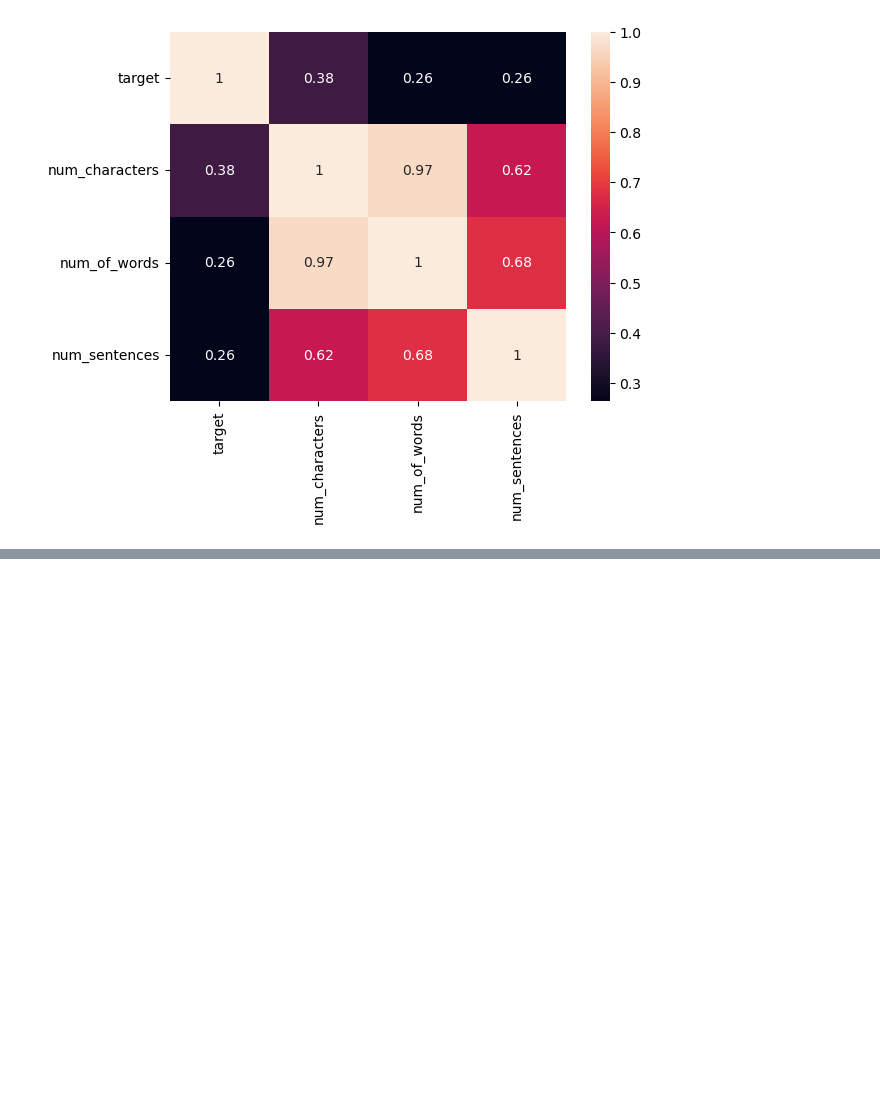
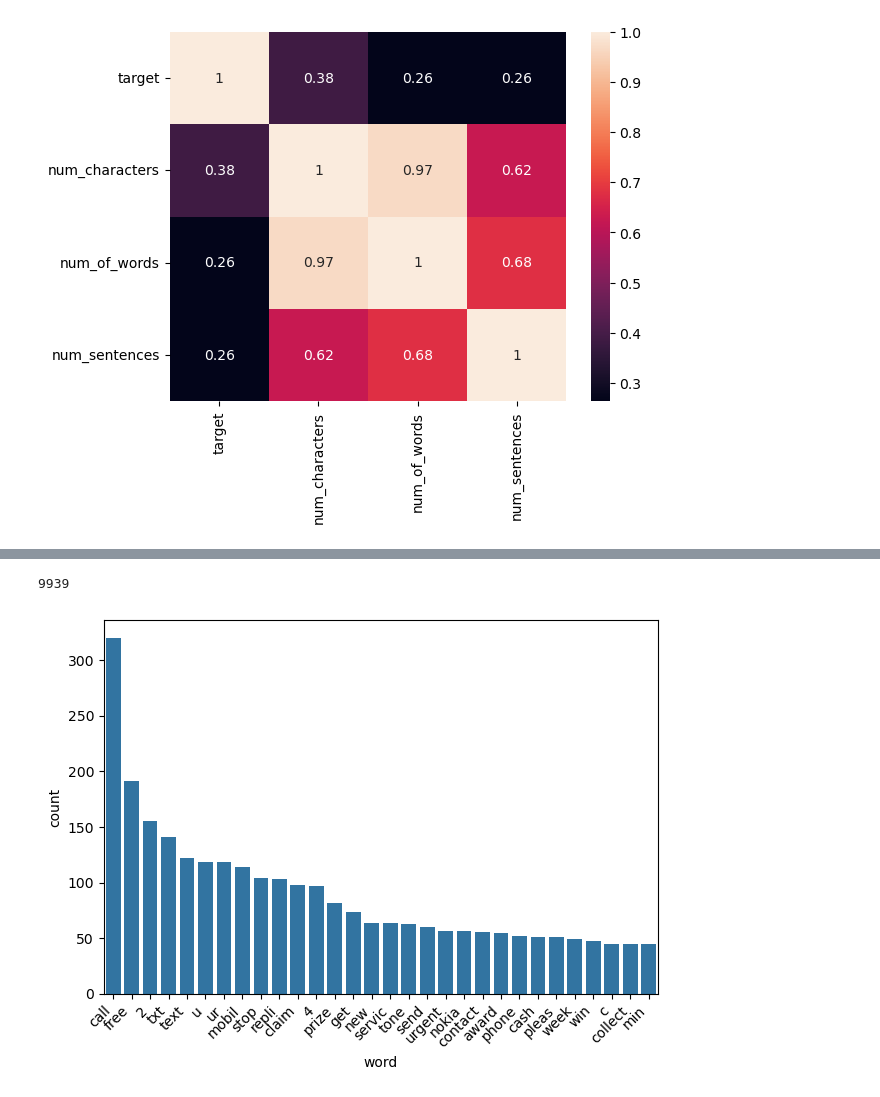
Before and after one commit to siddharth587/Email-Spam-Classifier, a Jupyter notebook: ML/model.ipynb, the cells around one changed output, grey strips where cells are left out. Saved outputs shown, nothing was run; the diff lists cells and outputs as text; code cells hidden in the pictures; blank space fills up the shorter version.

```diff
--- a/ML/model.ipynb
+++ b/ML/model.ipynb
@@ -219,0 +310,21 @@ sns.heatmap(df.select_dtypes(include='number').corr(),annot=True)
+# %%
+spam_corpus = []
+for msg in df[df['target']==1]['transformed_text'].tolist():
+    for words in msg.split():
+        spam_corpus.append(words)
+# %%
+len(spam_corpus)
+# %% [output]
+9939
+# %%
+from collections import Counter
+
+# Store it so you don't compute it twice
+top30 = pd.DataFrame(Counter(spam_corpus).most_common(30), columns=['word', 'count'])
+
+sns.barplot(data=top30, x='word', y='count')
+plt.xticks(rotation=45, ha='right')
+plt.tight_layout()
+plt.show()
+# %% [output]
+[figure, added]
```
Also changed, not shown: parts of 16 cells of this notebook.
